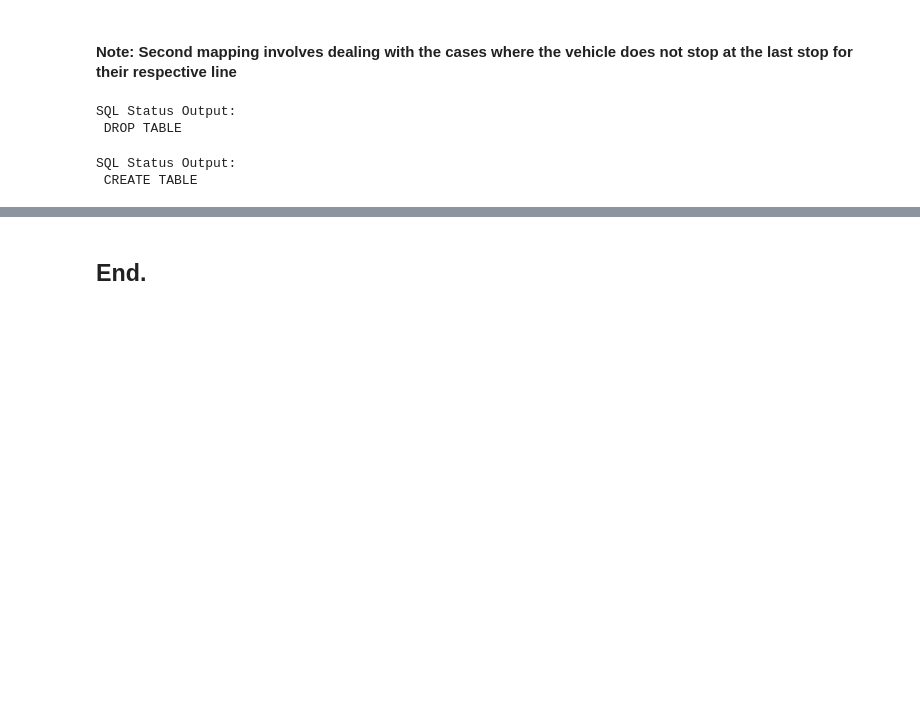
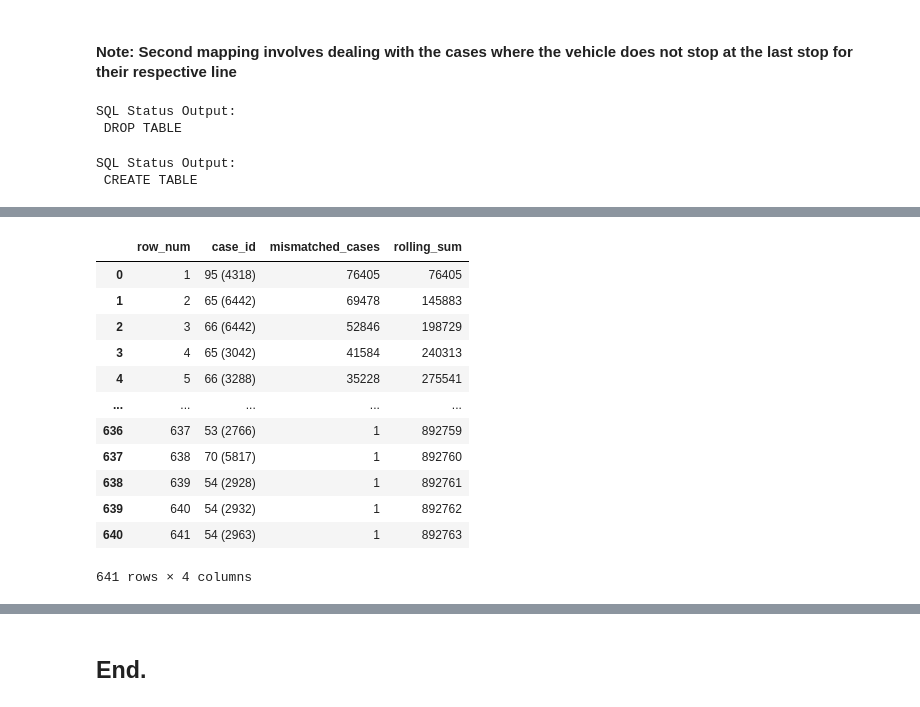
Before and after one commit to ahmadabusaiid/dm-stib-hack-my-ride, a Jupyter notebook: stib_vh_pos/stib_vh_pos_preprocess_db_load.ipynb, the cells around one changed output, grey strips where cells are left out. Drawn from its saved outputs; the diff is of its cells as text; code cells hidden in the pictures; blank space fills up the shorter version.

```diff
--- a/stib_vh_pos/stib_vh_pos_preprocess_db_load.ipynb
+++ b/stib_vh_pos/stib_vh_pos_preprocess_db_load.ipynb
@@ -747,0 +929,18 @@ Rows lost (final)                                 : 3157795
+# %%
+# view rolling_sum df
+
+rolling_sum
+# %% [output]
+|  | row_num | case_id | mismatched_cases | rolling_sum |
+| 0 | 1 | 95 (4318) | 76405 | 76405 |
+| 1 | 2 | 65 (6442) | 69478 | 145883 |
+| 2 | 3 | 66 (6442) | 52846 | 198729 |
+| 3 | 4 | 65 (3042) | 41584 | 240313 |
+| 4 | 5 | 66 (3288) | 35228 | 275541 |
+| ... | ... | ... | ... | ... |
+| 636 | 637 | 53 (2766) | 1 | 892759 |
+| 637 | 638 | 70 (5817) | 1 | 892760 |
+| 638 | 639 | 54 (2928) | 1 | 892761 |
+| 639 | 640 | 54 (2932) | 1 | 892762 |
+| 640 | 641 | 54 (2963) | 1 | 892763 |
+641 rows × 4 columns
```
Also changed, not shown: parts of 20 cells of this notebook.
